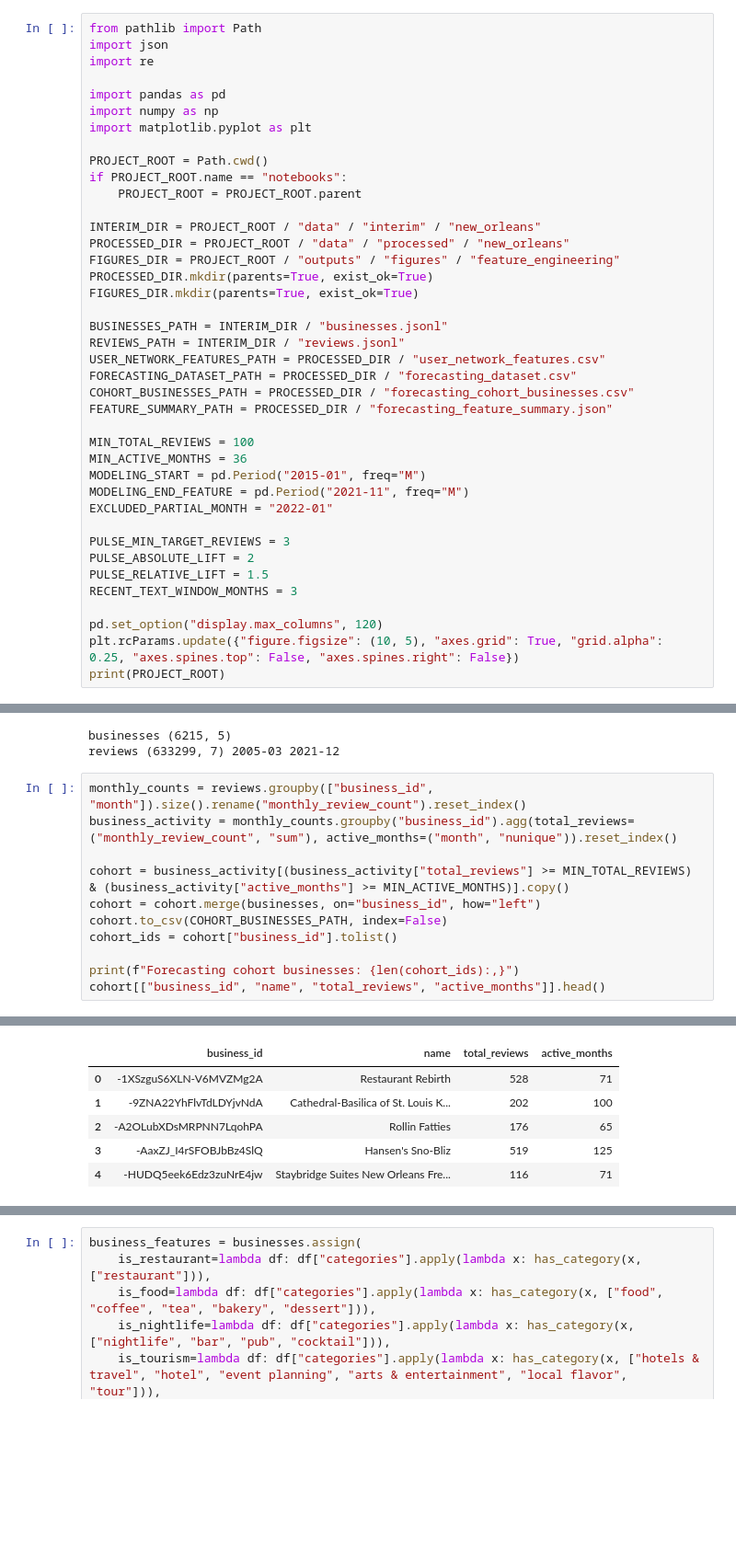
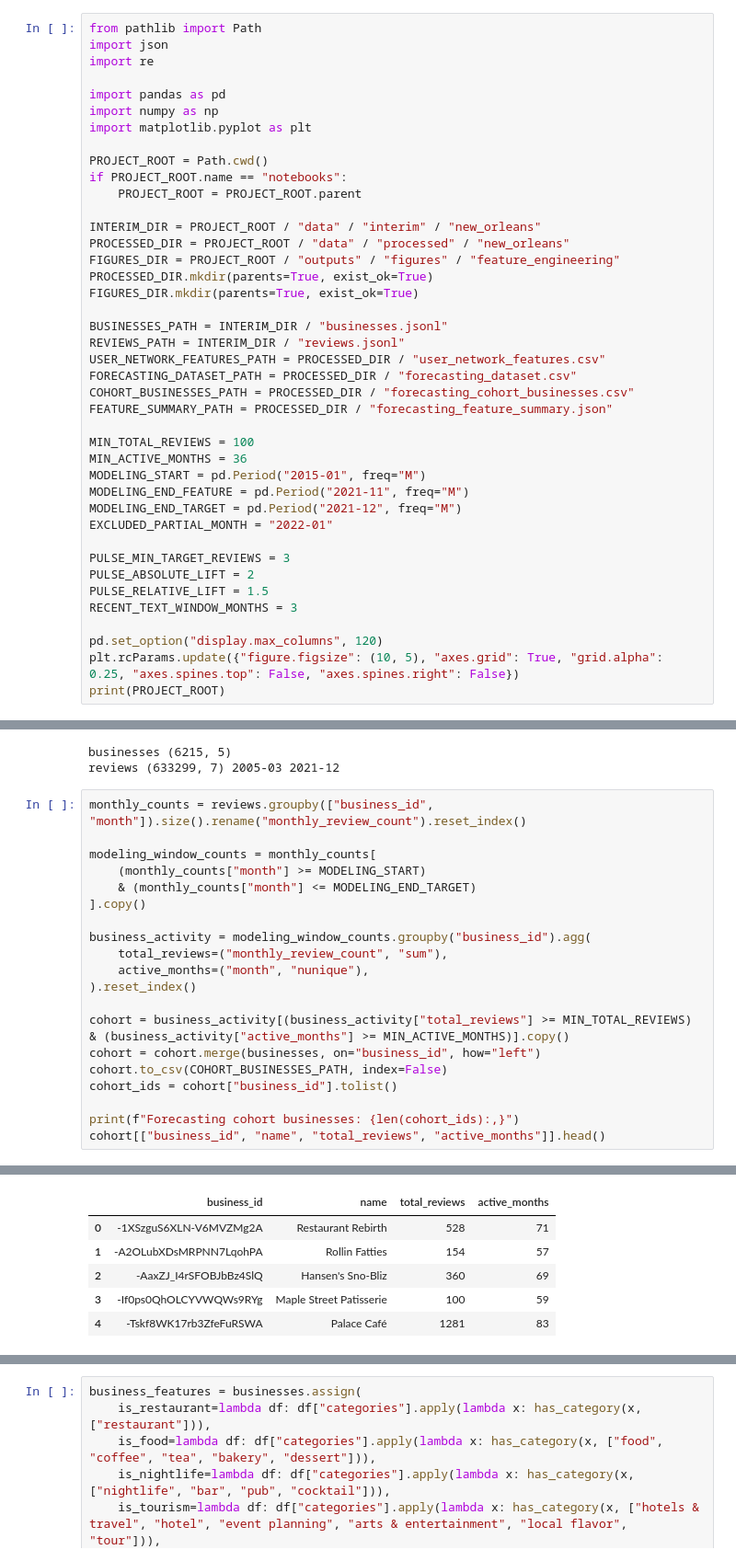
Before and after one commit to MehdiHellall/community-forecasting-yelp, a Jupyter notebook: notebooks/05_time_series_feature_engineering.ipynb, the cells around one changed output, grey strips where cells are left out. Shown at 92% size. Drawn from its saved outputs; the diff is of its cells as text; blank space fills up the shorter version.

```diff
--- a/notebooks/05_time_series_feature_engineering.ipynb
+++ b/notebooks/05_time_series_feature_engineering.ipynb
@@ -39,6 +41,7 @@ MIN_TOTAL_REVIEWS = 100
 MIN_ACTIVE_MONTHS = 36
 MODELING_START = pd.Period("2015-01", freq="M")
 MODELING_END_FEATURE = pd.Period("2021-11", freq="M")
+MODELING_END_TARGET = pd.Period("2021-12", freq="M")
 EXCLUDED_PARTIAL_MONTH = "2022-01"
 
 PULSE_MIN_TARGET_REVIEWS = 3
@@ -112,7 +115,16 @@ businesses (6215, 5)
 reviews (633299, 7) 2005-03 2021-12
 # %%
 monthly_counts = reviews.groupby(["business_id", "month"]).size().rename("monthly_review_count").reset_index()
-business_activity = monthly_counts.groupby("business_id").agg(total_reviews=("monthly_review_count", "sum"), active_months=("month", "nunique")).reset_index()
+
+modeling_window_counts = monthly_counts[
+    (monthly_counts["month"] >= MODELING_START)
+    & (monthly_counts["month"] <= MODELING_END_TARGET)
+].copy()
+
+business_activity = modeling_window_counts.groupby("business_id").agg(
+    total_reviews=("monthly_review_count", "sum"),
+    active_months=("month", "nunique"),
+).reset_index()
 
 cohort = business_activity[(business_activity["total_reviews"] >= MIN_TOTAL_REVIEWS) & (business_activity["active_months"] >= MIN_ACTIVE_MONTHS)].copy()
 cohort = cohort.merge(businesses, on="business_id", how="left")
@@ -126,7 +138,7 @@ Forecasting cohort businesses: 1,151
 |  | business_id | name | total_reviews | active_months |
 | 0 | -1XSzguS6XLN-V6MVZMg2A | Restaurant Rebirth | 528 | 71 |
-| 1 | -9ZNA22YhFlvTdLDYjvNdA | Cathedral-Basilica of St. Louis K... | 202 | 100 |
-| 2 | -A2OLubXDsMRPNN7LqohPA | Rollin Fatties | 176 | 65 |
-| 3 | -AaxZJ_I4rSFOBJbBz4SlQ | Hansen's Sno-Bliz | 519 | 125 |
-| 4 | -HUDQ5eek6Edz3zuNrE4jw | Staybridge Suites New Orleans Fre... | 116 | 71 |
+| 1 | -A2OLubXDsMRPNN7LqohPA | Rollin Fatties | 154 | 57 |
+| 2 | -AaxZJ_I4rSFOBJbBz4SlQ | Hansen's Sno-Bliz | 360 | 69 |
+| 3 | -If0ps0QhOLCYVWQWs9RYg | Maple Street Patisserie | 100 | 59 |
+| 4 | -Tskf8WK17rb3ZfeFuRSWA | Palace Café | 1281 | 83 |
 # %%
```
Also changed, not shown: parts of 8 cells of this notebook, 35 other files.
